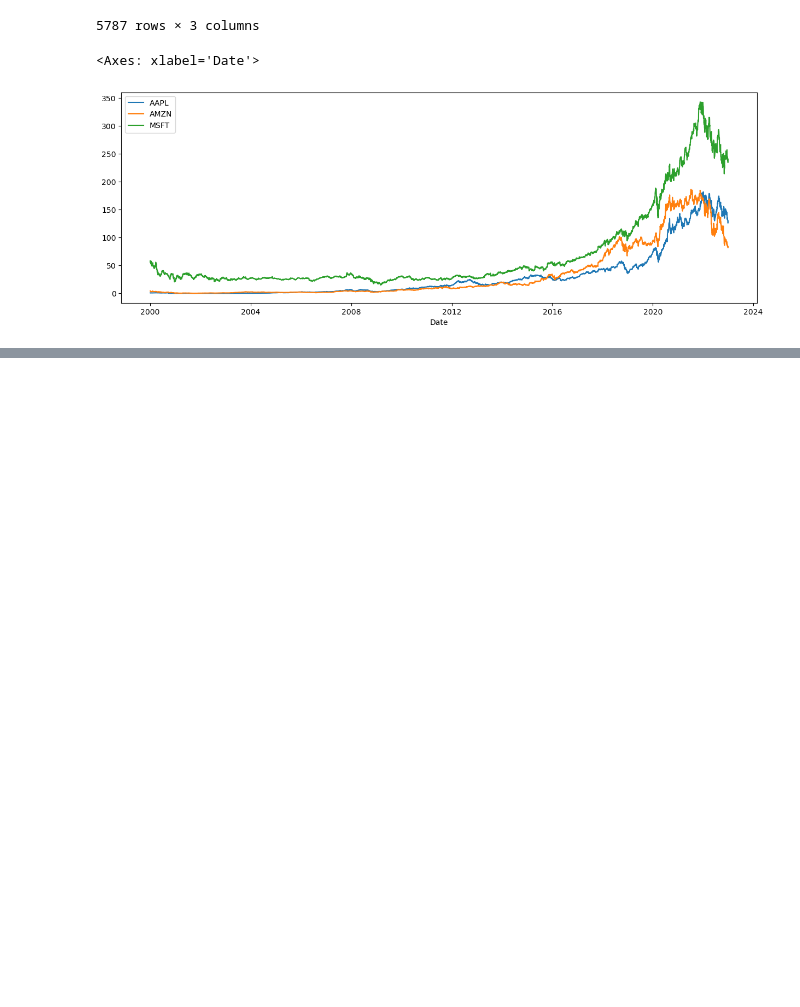
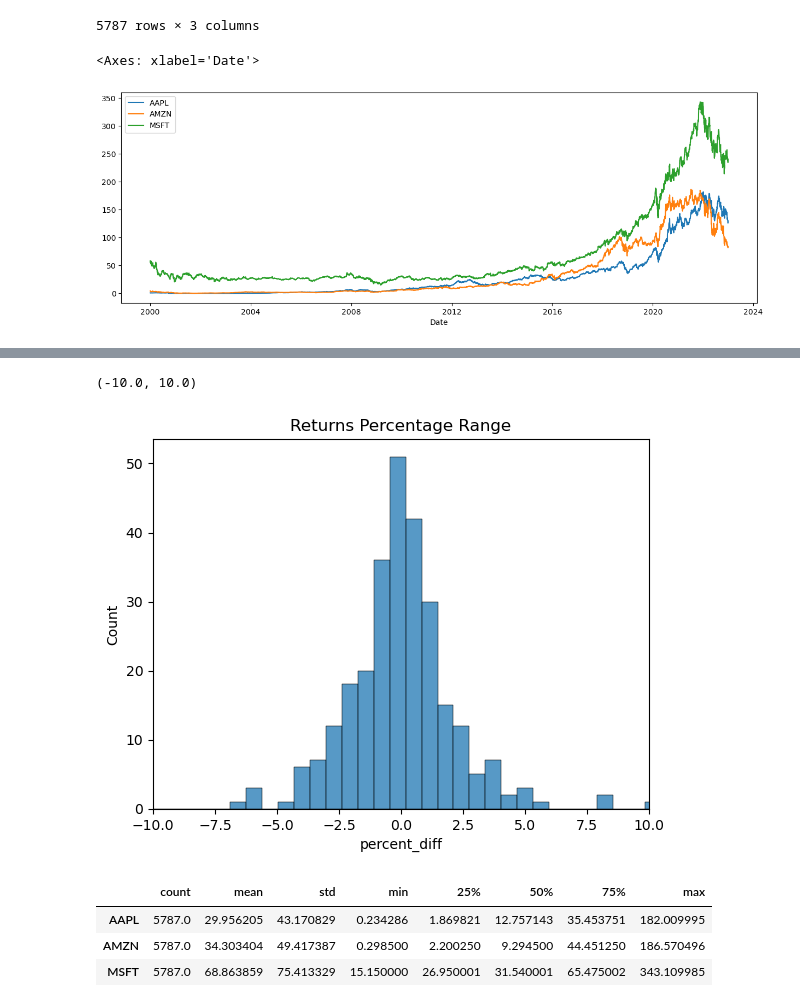
Before and after one commit to a-alejo/SP500-Stock-Analysis, a Jupyter notebook: SP500-Stock-Analysis.ipynb, the cells around one changed output, grey strips where cells are left out. Drawn from its saved outputs; the diff is of its cells as text; code cells hidden in the pictures; blank space fills up the shorter version.

```diff
--- a/SP500-Stock-Analysis.ipynb
+++ b/SP500-Stock-Analysis.ipynb
@@ -215,0 +240,17 @@ apple_close
+# %%
+# Plot the trading returns range
+sns.histplot(data=apple_close['percent_diff'].resample('bm').last())
+plt.title('Returns Percentage Range')
+
+# Zoom in plot to hide outliers
+plt.xlim(-10,10)
+# %% [output]
+(-10.0, 10.0)
+[figure, added]
+# %%
+close.describe().T#[['mean','std']]
+# %% [output]
+|  | count | mean | std | min | 25% | 50% | 75% | max |
+| AAPL | 5787.0 | 29.956205 | 43.170829 | 0.234286 | 1.869821 | 12.757143 | 35.453751 | 182.009995 |
+| AMZN | 5787.0 | 34.303404 | 49.417387 | 0.298500 | 2.200250 | 9.294500 | 44.451250 | 186.570496 |
+| MSFT | 5787.0 | 68.863859 | 75.413329 | 15.150000 | 26.950001 | 31.540001 | 65.475002 | 343.109985 |
```
Also changed, not shown: parts of 11 cells of this notebook.
